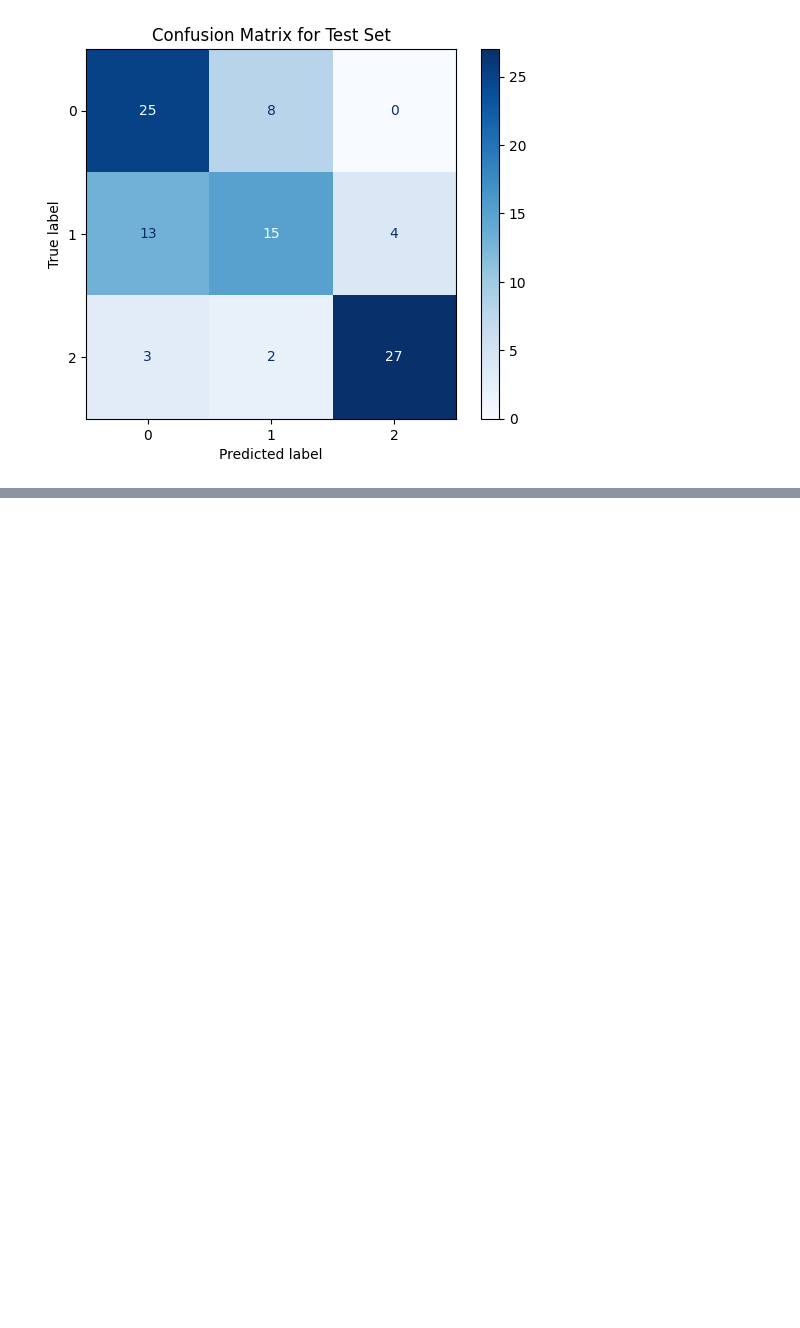
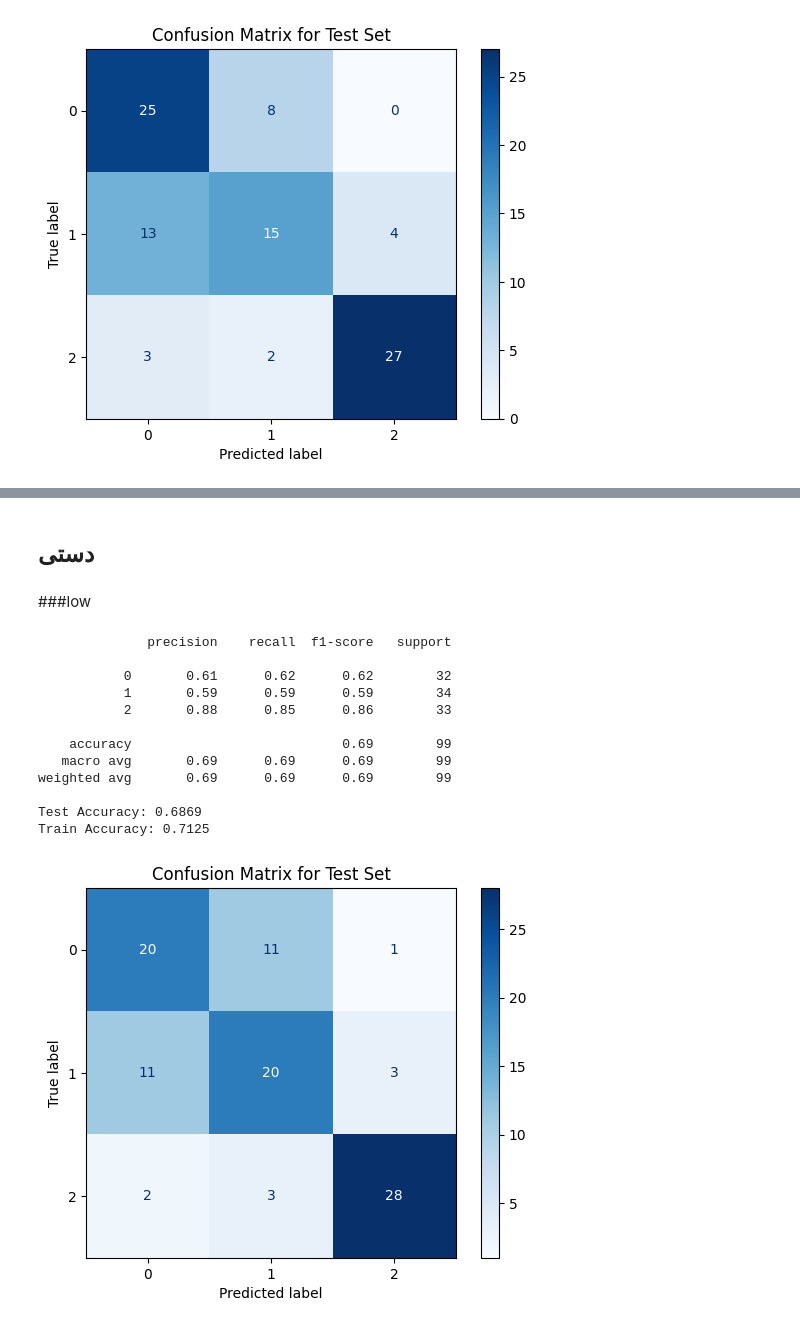
Before and after one commit to StuckInAnEndlessFebruary/stacked-learner, a Jupyter notebook: StackedLearner.ipynb, the cells around one changed output, grey strips where cells are left out. Cells and saved outputs as stored; diff of their text form; code cells hidden in the pictures; blank space fills up the shorter version.

```diff
--- a/StackedLearner.ipynb
+++ b/StackedLearner.ipynb
@@ -924,0 +1489,2 @@ weighted avg       0.58      0.59      0.57        99
+# %% [markdown]
+## دستی
@@ -924,0 +1634,21 @@ weighted avg       0.58      0.59      0.57        99
+# %% [markdown]
+###low
+# %%
+X_low, y_low = extract_features(train_loader, features_low)
+from sklearn.decomposition import PCA
+X_low = PCA(n_components=40).fit_transform(X_low)
+stack_handy(X_low , y_low)
+# %% [output]
+              precision    recall  f1-score   support
+
+           0       0.61      0.62      0.62        32
+           1       0.59      0.59      0.59        34
+           2       0.88      0.85      0.86        33
+
+    accuracy                           0.69        99
+   macro avg       0.69      0.69      0.69        99
+weighted avg       0.69      0.69      0.69        99
+
+Test Accuracy: 0.6869
+Train Accuracy: 0.7125
+[figure, added]
```
Also changed, not shown: parts of 24 cells of this notebook.
